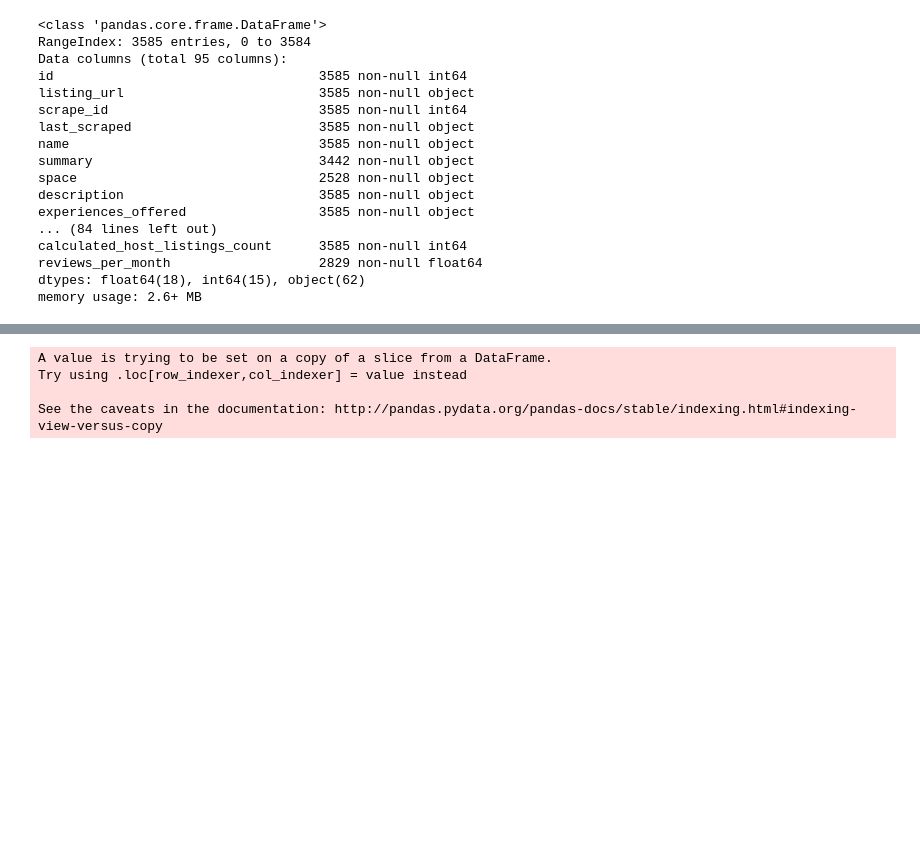
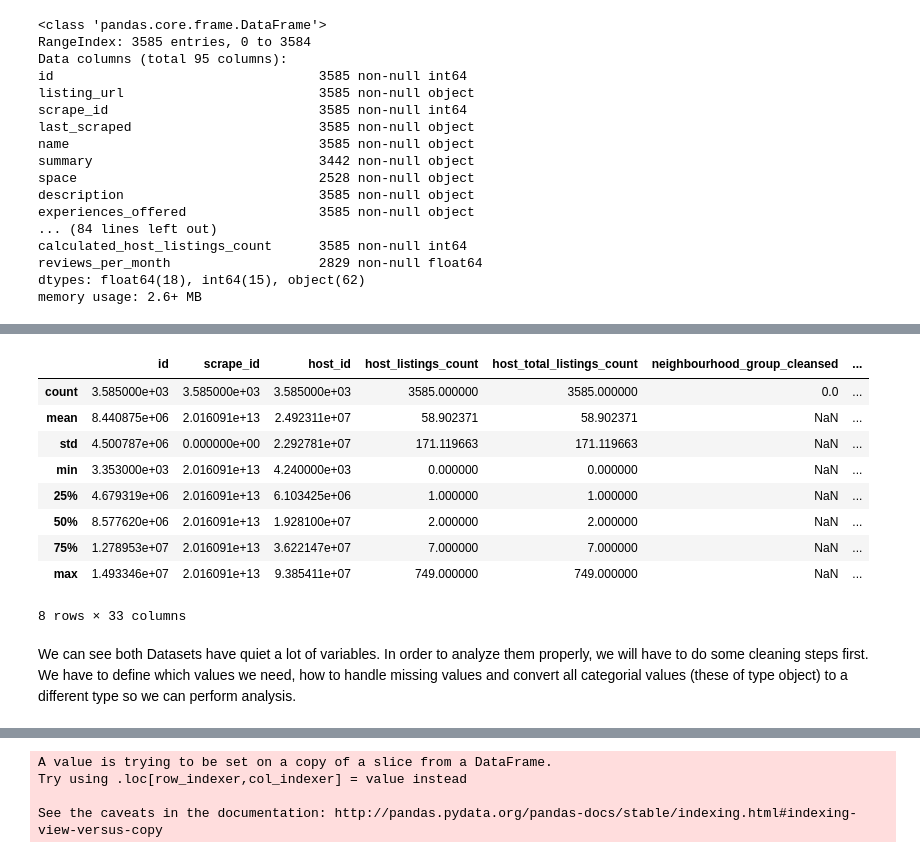
Before and after one commit to DKellner93/Airbnb-Data-Comparison-Seattle-Boston, a Jupyter notebook: AirBnB_Analysis_Seattle_Boston.ipynb, the cells around one changed output, grey strips where cells are left out. Cells and saved outputs as stored; diff of their text form; code cells hidden in the pictures; blank space fills up the shorter version.

```diff
--- a/AirBnB_Analysis_Seattle_Boston.ipynb
+++ b/AirBnB_Analysis_Seattle_Boston.ipynb
@@ -76,0 +109,15 @@ memory usage: 2.6+ MB
+# %%
+df_boston.describe()
+# %% [output]
+|  | id | scrape_id | host_id | host_listings_count | host_total_listings_count | neighbourhood_group_cleansed | ... |
+| count | 3.585000e+03 | 3.585000e+03 | 3.585000e+03 | 3585.000000 | 3585.000000 | 0.0 | ... |
+| mean | 8.440875e+06 | 2.016091e+13 | 2.492311e+07 | 58.902371 | 58.902371 | NaN | ... |
+| std | 4.500787e+06 | 0.000000e+00 | 2.292781e+07 | 171.119663 | 171.119663 | NaN | ... |
+| min | 3.353000e+03 | 2.016091e+13 | 4.240000e+03 | 0.000000 | 0.000000 | NaN | ... |
+| 25% | 4.679319e+06 | 2.016091e+13 | 6.103425e+06 | 1.000000 | 1.000000 | NaN | ... |
+| 50% | 8.577620e+06 | 2.016091e+13 | 1.928100e+07 | 2.000000 | 2.000000 | NaN | ... |
+| 75% | 1.278953e+07 | 2.016091e+13 | 3.622147e+07 | 7.000000 | 7.000000 | NaN | ... |
+| max | 1.493346e+07 | 2.016091e+13 | 9.385411e+07 | 749.000000 | 749.000000 | NaN | ... |
+8 rows × 33 columns
+# %% [markdown]
+We can see both Datasets have quiet a lot of variables. In order to analyze them properly, we will have to do some cleaning steps first. We have to define which values we need, how to handle missing values and convert all categorial values (these of type object) to a different type so we can perform analysis.
```
Also changed, not shown: parts of 34 cells of this notebook.
